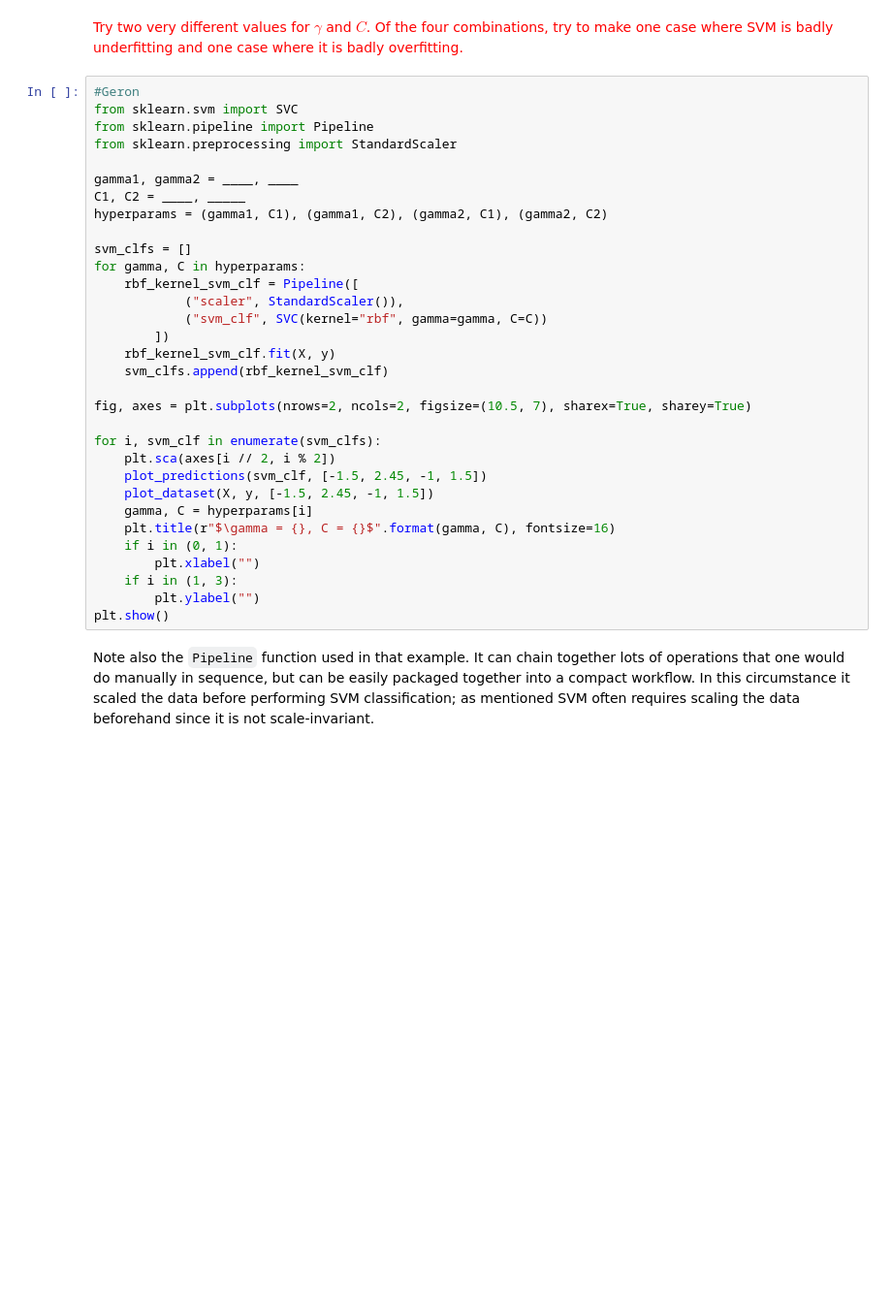
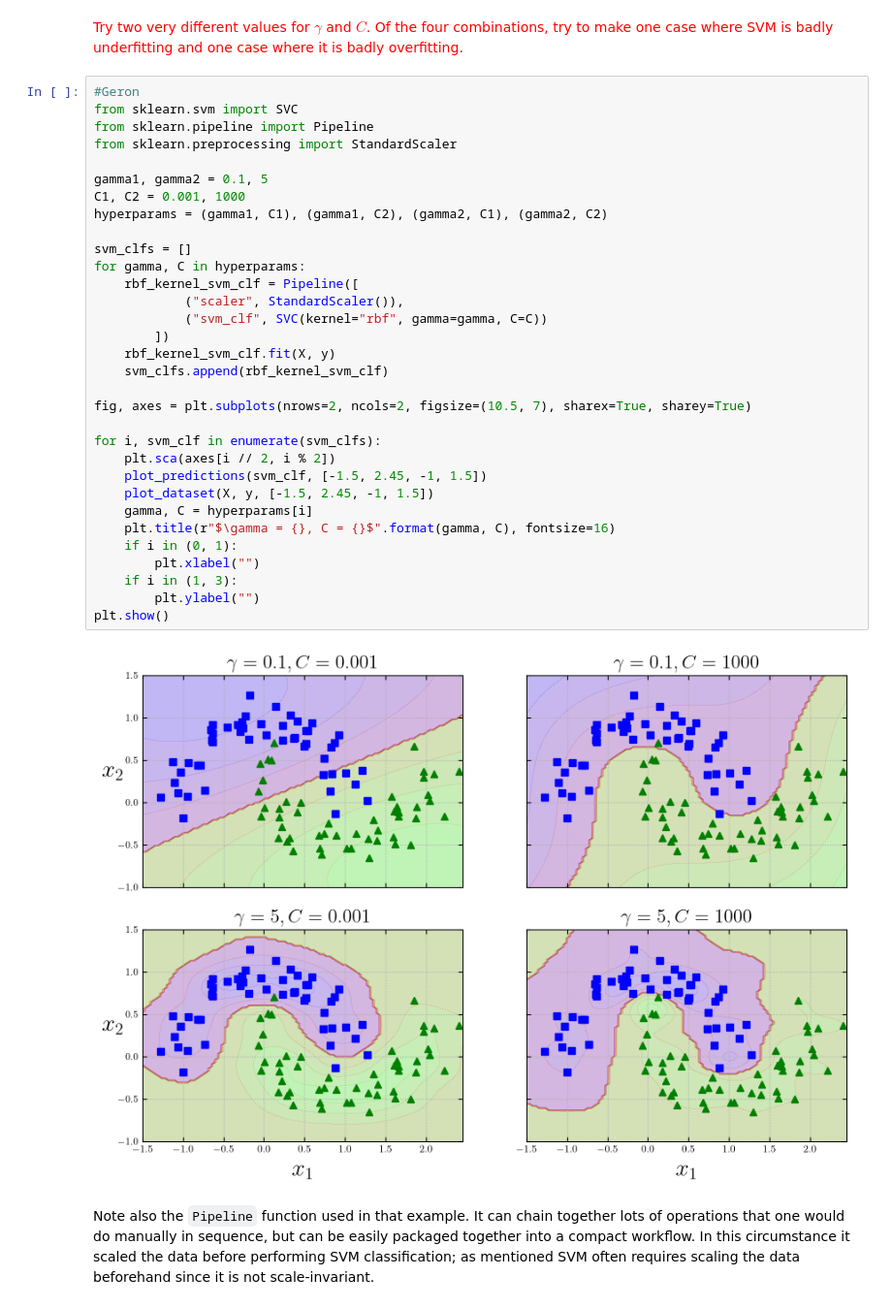
Before and after one commit to hsingh247/big-data-physics, a Jupyter notebook: Classification2.ipynb, the cells around one changed output. Shown at 97% size. Drawn from its saved outputs; the diff is of its cells as text; blank space fills up the shorter version.

```diff
--- a/Classification2.ipynb
+++ b/Classification2.ipynb
@@ -540,35 +575,37 @@ def plot_predictions(clf, axes):
 # %%
 #Geron
 from sklearn.svm import SVC
 from sklearn.pipeline import Pipeline
 from sklearn.preprocessing import StandardScaler
 
-gamma1, gamma2 = ____, ____
-C1, C2 = ____, _____
+gamma1, gamma2 = 0.1, 5
+C1, C2 = 0.001, 1000
 hyperparams = (gamma1, C1), (gamma1, C2), (gamma2, C1), (gamma2, C2)
 
 svm_clfs = []
 for gamma, C in hyperparams:
     rbf_kernel_svm_clf = Pipeline([
             ("scaler", StandardScaler()),
             ("svm_clf", SVC(kernel="rbf", gamma=gamma, C=C))
         ])
     rbf_kernel_svm_clf.fit(X, y)
     svm_clfs.append(rbf_kernel_svm_clf)
 
 fig, axes = plt.subplots(nrows=2, ncols=2, figsize=(10.5, 7), sharex=True, sharey=True)
 
 for i, svm_clf in enumerate(svm_clfs):
     plt.sca(axes[i // 2, i % 2])
     plot_predictions(svm_clf, [-1.5, 2.45, -1, 1.5])
     plot_dataset(X, y, [-1.5, 2.45, -1, 1.5])
     gamma, C = hyperparams[i]
     plt.title(r"$\gamma = {}, C = {}$".format(gamma, C), fontsize=16)
     if i in (0, 1):
         plt.xlabel("")
     if i in (1, 3):
         plt.ylabel("")
 plt.show()
+# %% [output]
+[figure, added]
 # %% [markdown]
 Note also the `Pipeline` function used in that example. It can chain together lots of operations that one would do manually in sequence, but can be easily packaged together into a compact workflow. In this circumstance it scaled the data before performing SVM classification; as mentioned SVM often requires scaling the data beforehand since it is not scale-invariant.
 # %% [markdown]
```
Also changed, not shown: parts of 31 cells of this notebook, 5 other files.
